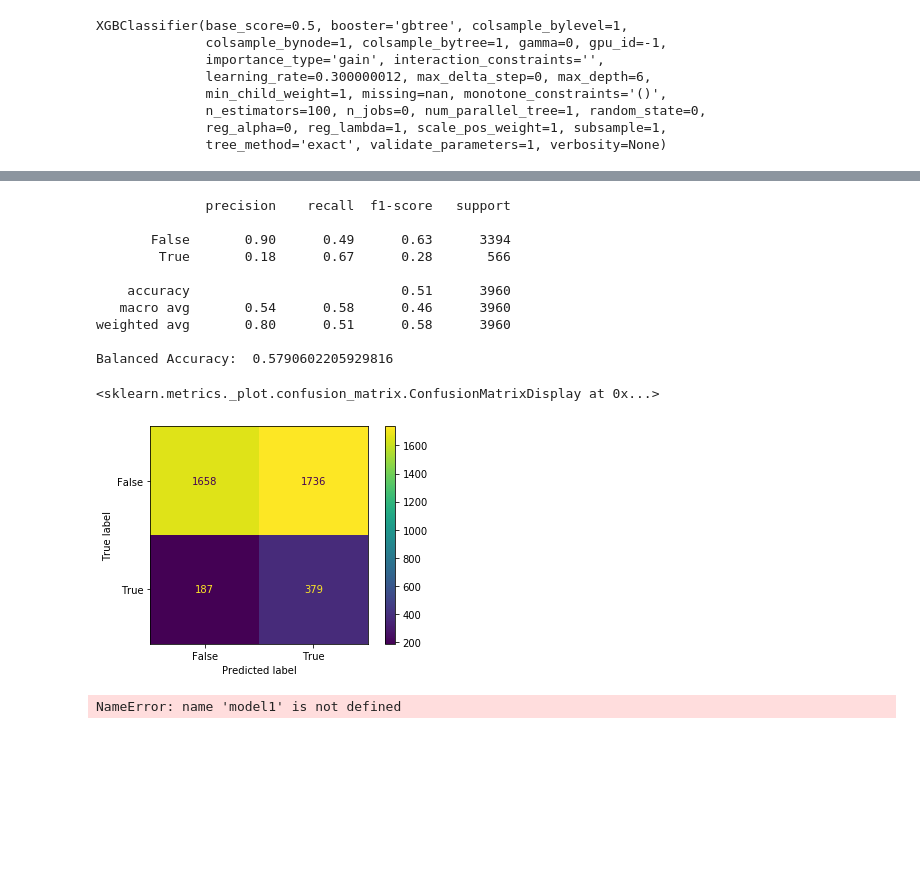
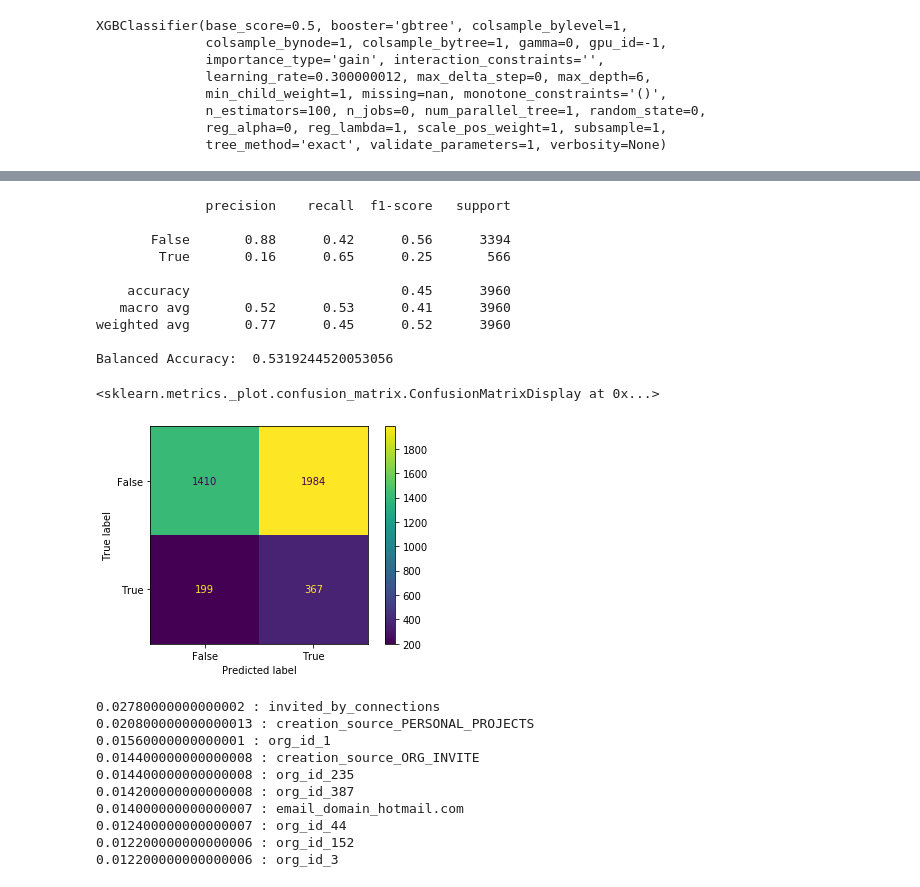
Before and after one commit to jeffkoskulics/Springboard, a Jupyter notebook: CaseStudies/Relax/Relax.ipynb, the cells around one changed output, grey strips where cells are left out. Drawn from its saved outputs; the diff is of its cells as text; code cells hidden in the pictures; blank space fills up the shorter version.

```diff
--- a/CaseStudies/Relax/Relax.ipynb
+++ b/CaseStudies/Relax/Relax.ipynb
@@ -229,6 +220,7 @@ def num_connections(user_id):
         return connections[user_id]
 
 features['invited_by_connections'] = features['invited_by_user_id'].apply(num_connections)
+features['org_id'] = features['org_id'].astype(str)
 features
 # %% [output]
 |  | object_id | creation_time | name | email | creation_source | last_session_creation_time | ... |
@@ -308,22 +320,22 @@ Balanced Accuracy:  0.5023524157159485
 # %%
 from imblearn.ensemble import EasyEnsembleClassifier
 
-model2 = EasyEnsembleClassifier(random_state=1)
+model2 = EasyEnsembleClassifier(random_state=1, n_estimators = 100)
 model2.fit(X_train,y_train)
 y_pred = model2.predict(X_test)
 print(classification_report(y_test,y_pred))
 print('Balanced Accuracy: ', balanced_accuracy_score(y_test,y_pred))
 plot_confusion_matrix(model2,X_test,y_test)
 # %% [output]
               precision    recall  f1-score   support
 
-       False       0.90      0.49      0.63      3394
-        True       0.18      0.67      0.28       566
+       False       0.88      0.42      0.56      3394
+        True       0.16      0.65      0.25       566
 
-    accuracy                           0.51      3960
-   macro avg       0.54      0.58      0.46      3960
-weighted avg       0.80      0.51      0.58      3960
+    accuracy                           0.45      3960
+   macro avg       0.52      0.53      0.41      3960
+weighted avg       0.77      0.45      0.52      3960
 
-Balanced Accuracy:  0.5790602205929816
+Balanced Accuracy:  0.5319244520053056
 <sklearn.metrics._plot.confusion_matrix.ConfusionMatrixDisplay at 0x...>
-[figure, old version]
+[figure, new version]
@@ -342,7 +342,22 @@ model1.fit(X_train,y_train,cat_features=catFeatures)
-# %%
-y_pred = model1.predict(X_test)
-print(classification_report(y_test.astype(int),y_pred.astype(int)))
-print('Balanced Accuracy: ', balanced_accuracy_score(y_test,y_pred))
-plot_confusion_matrix(model1,X_test,y_test.astype(int))
-# %% [output]
-NameError: name 'model1' is not defined
+# %%
+import numpy as np
+
+feature_importances = np.mean([est.steps[1][1].feature_importances_ for est in model2.estimators_], axis=0)
+
+j = 0
+for i in sorted(range(len(X_train.columns)), key = lambda k: feature_importances[k],reverse=True):
+    print(feature_importances[i],':',X_train.columns[i])
+    j += 1
+    if j >= 10:
+        break
+# %% [output]
+0.02780000000000002 : invited_by_connections
+0.020800000000000013 : creation_source_PERSONAL_PROJECTS
+0.01560000000000001 : org_id_1
+0.014400000000000008 : creation_source_ORG_INVITE
+0.014400000000000008 : org_id_235
+0.014200000000000008 : org_id_387
+0.014000000000000007 : email_domain_hotmail.com
+0.012400000000000007 : org_id_44
+0.012200000000000006 : org_id_152
+0.012200000000000006 : org_id_3
```
Also changed, not shown: parts of 12 cells of this notebook, 3 other files.
